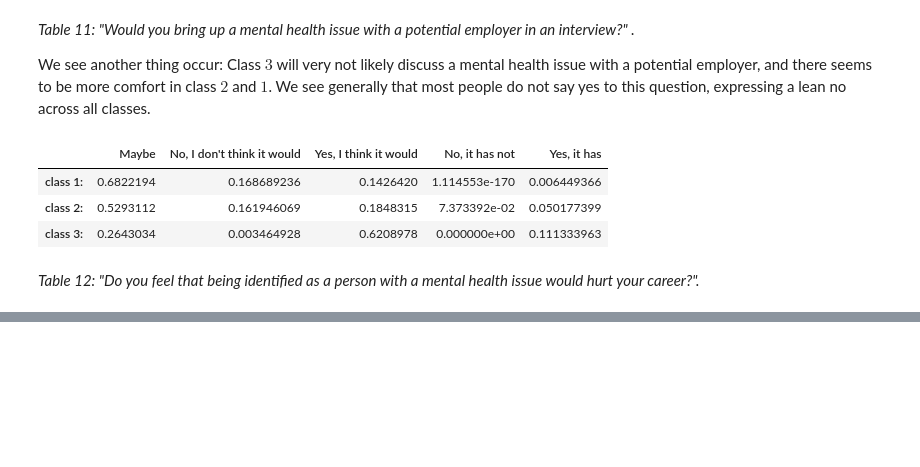
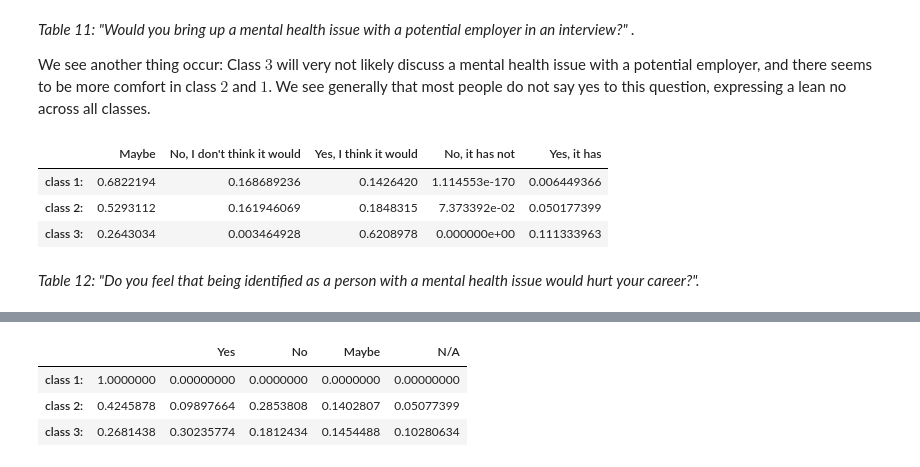
Before and after one commit to PLBMR/mentalHealthDataAnalysis, a Jupyter notebook: osmiMentalHealthInTech/analysis/clusterAnalysis_inference.ipynb, the cells around one changed output, grey strips where cells are left out. Cells and saved outputs as stored; diff of their text form; code cells hidden in the pictures; blank space fills up the shorter version.

```diff
--- a/osmiMentalHealthInTech/analysis/clusterAnalysis_inference.ipynb
+++ b/osmiMentalHealthInTech/analysis/clusterAnalysis_inference.ipynb
@@ -220,0 +245,7 @@ _Table 12: "Do you feel that being identified as a person with a mental health i
+# %%
+displayTable(finalMod.lcm,"revealLikelihoodMH")
+# %% [output]
+|  |  | Yes | No | Maybe | N/A |
+| class 1: | 1.0000000 | 0.00000000 | 0.0000000 | 0.0000000 | 0.00000000 |
+| class 2: | 0.4245878 | 0.09897664 | 0.2853808 | 0.1402807 | 0.05077399 |
+| class 3: | 0.2681438 | 0.30235774 | 0.1812434 | 0.1454488 | 0.10280634 |
```
Also changed, not shown: parts of 5 cells of this notebook, 5 other files.
